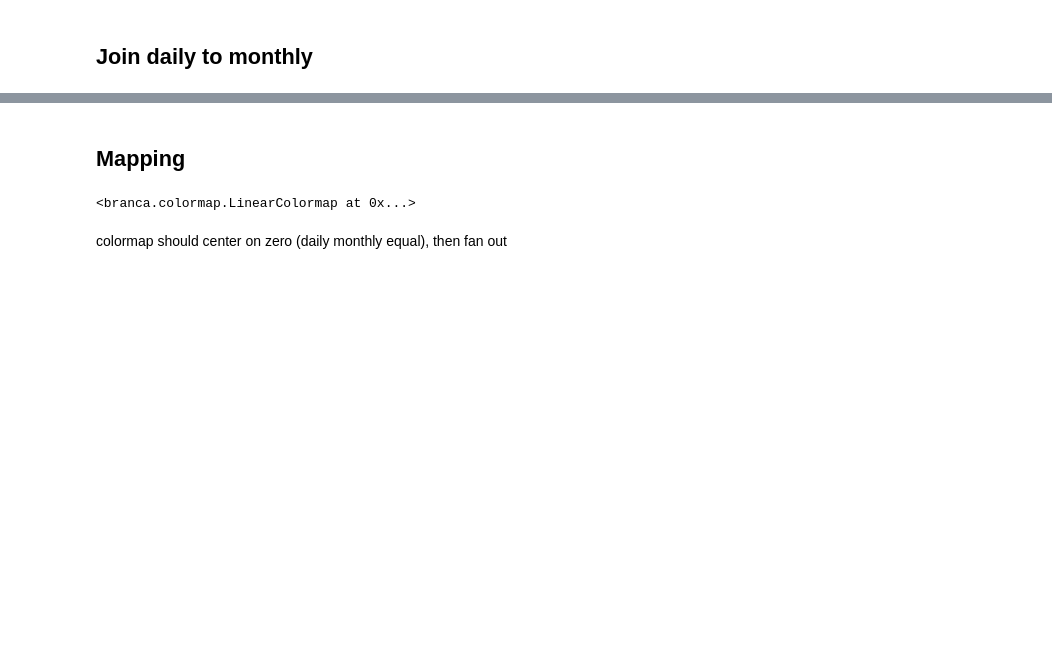
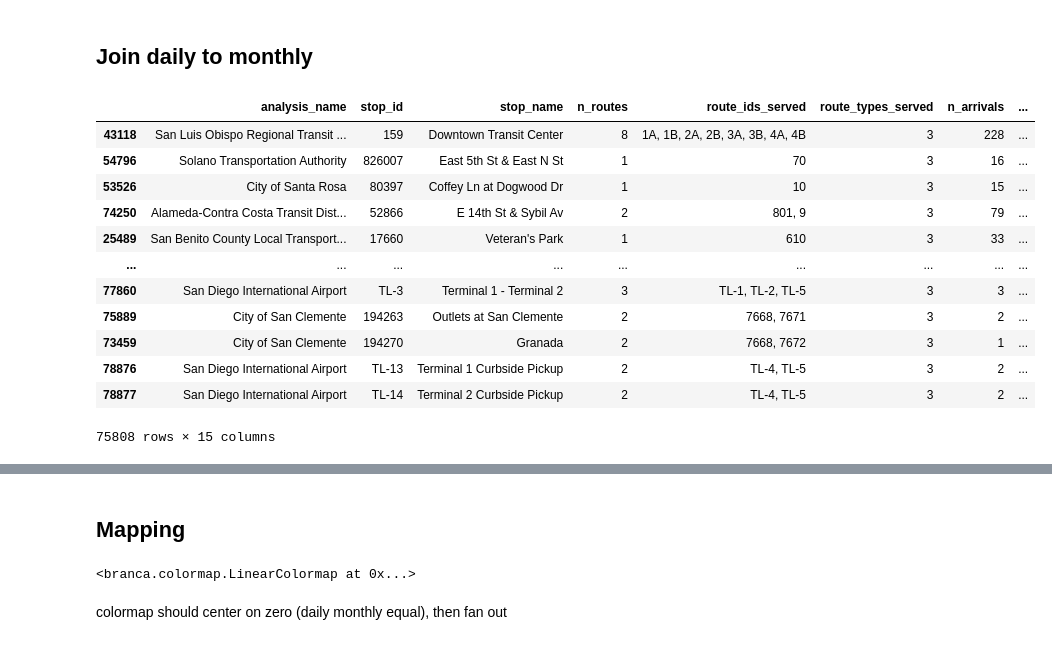
Before and after one commit to cal-itp/arcgis-open-data, a Jupyter notebook: compare arrivals daily calc to monthly model.ipynb, the cells around one changed output, grey strips where cells are left out. Saved outputs shown, nothing was run; the diff lists cells and outputs as text; code cells hidden in the pictures; blank space fills up the shorter version.

```diff
--- a/compare arrivals daily calc to monthly model.ipynb
+++ b/compare arrivals daily calc to monthly model.ipynb
@@ -75,7 +107,21 @@ compare['monthly_daily_ratio'] = compare.n_arrivals_monthly / compare.n_arrivals
 compare['monthly_daily_ratio_log'] = np.log(compare.monthly_daily_ratio)
 compare = compare.round(3)
 # %%
-# compare.sort_values(by='monthly_daily_ratio')
+compare.sort_values(by='monthly_daily_ratio')
+# %% [output]
+|  | analysis_name | stop_id | stop_name | n_routes | route_ids_served | route_types_served | n_arrivals | ... |
+| 43118 | San Luis Obispo Regional Transit ... | 159 | Downtown Transit Center | 8 | 1A, 1B, 2A, 2B, 3A, 3B, 4A, 4B | 3 | 228 | ... |
+| 54796 | Solano Transportation Authority | 826007 | East 5th St & East N St | 1 | 70 | 3 | 16 | ... |
+| 53526 | City of Santa Rosa | 80397 | Coffey Ln at Dogwood Dr | 1 | 10 | 3 | 15 | ... |
+| 74250 | Alameda-Contra Costa Transit Dist... | 52866 | E 14th St & Sybil Av | 2 | 801, 9 | 3 | 79 | ... |
+| 25489 | San Benito County Local Transport... | 17660 | Veteran's Park | 1 | 610 | 3 | 33 | ... |
+| ... | ... | ... | ... | ... | ... | ... | ... | ... |
+| 77860 | San Diego International Airport | TL-3 | Terminal 1 - Terminal 2 | 3 | TL-1, TL-2, TL-5 | 3 | 3 | ... |
+| 75889 | City of San Clemente | 194263 | Outlets at San Clemente | 2 | 7668, 7671 | 3 | 2 | ... |
+| 73459 | City of San Clemente | 194270 | Granada | 2 | 7668, 7672 | 3 | 1 | ... |
+| 78876 | San Diego International Airport | TL-13 | Terminal 1 Curbside Pickup | 2 | TL-4, TL-5 | 3 | 2 | ... |
+| 78877 | San Diego International Airport | TL-14 | Terminal 2 Curbside Pickup | 2 | TL-4, TL-5 | 3 | 2 | ... |
+75808 rows × 15 columns
 # %%
 compare.info()
 # %% [output]
```
Also changed, not shown: parts of 19 cells of this notebook, 12 other files.
